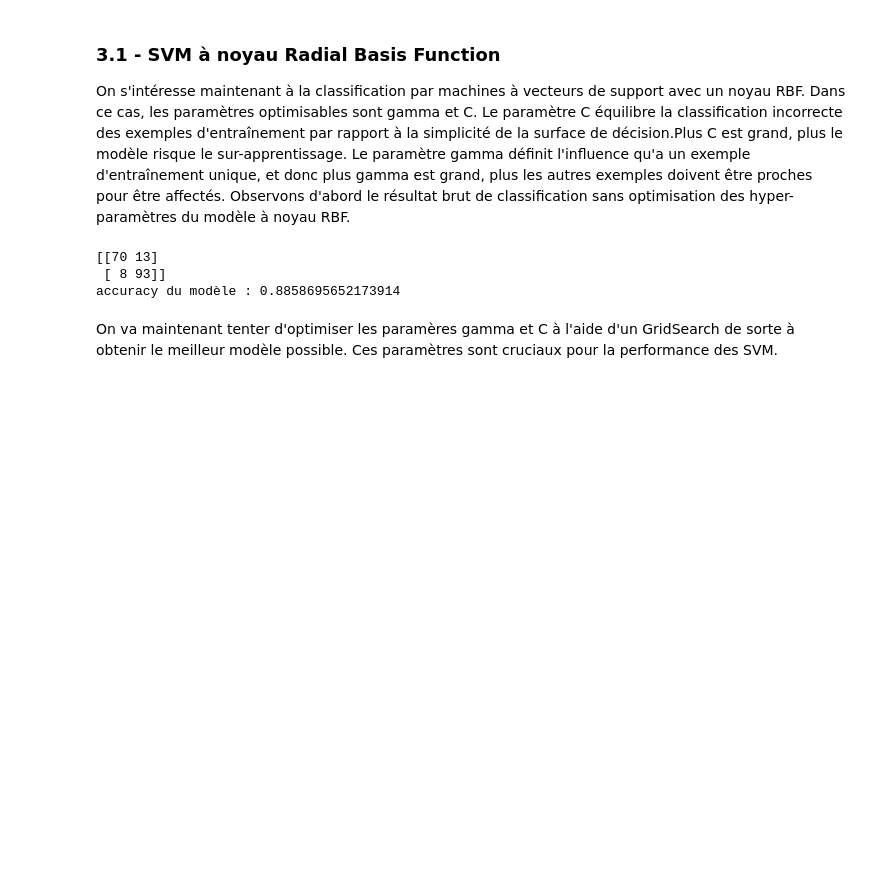
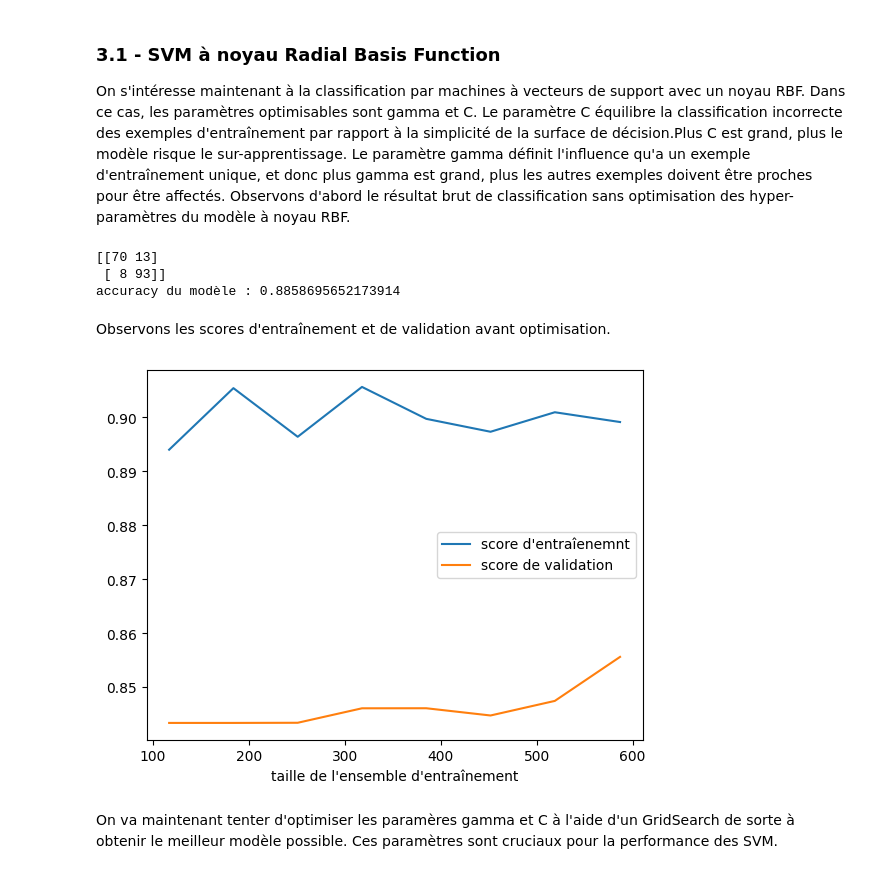
Before and after one commit to MorganChabaudENSSAT/projet_ift712, a Jupyter notebook: Projet IFT712.ipynb, the cells around one changed output. Drawn from its saved outputs; the diff is of its cells as text; code cells hidden in the pictures; blank space fills up the shorter version.

```diff
--- a/Projet IFT712.ipynb
+++ b/Projet IFT712.ipynb
@@ -215,7 +222,7 @@ On s'intéresse maintenant à la classification par machines à vecteurs de supp
 Le paramètre C équilibre la classification incorrecte des exemples d'entraînement par rapport à la simplicité de la surface de décision.Plus C est grand, plus le modèle risque le sur-apprentissage. Le paramètre gamma définit l'influence qu'a un exemple d'entraînement unique, et donc plus gamma est grand, plus les autres exemples doivent être proches pour être affectés. Observons d'abord le résultat brut de classification sans optimisation des hyper-paramètres du modèle à noyau RBF.
 # %%
 # Création du modèle avec noyau rbf
-rbf_svm_instance = svm(data, features_names, features_nbr, model='rbf')
+rbf_svm_instance = Svm(data, features_names, features_nbr, model='rbf')
 # Récupération des ensembles d'entraînements et de validation
 X_train, X_test, y_train, y_test = rbf_svm_instance.split_data(data)
 # Entraînement du modèle sur les données d'entraînement
@@ -226,6 +233,12 @@ rbf_svm_instance.evaluate_model(X_test,y_test)
 [[70 13]
  [ 8 93]]
 accuracy du modèle : 0.8858695652173914
+# %% [markdown]
+Observons les scores d'entraînement et de validation avant optimisation.
+# %%
+rbf_svm_instance.plot_learning_curves(X_train, y_train, train_size)
+# %% [output]
+[figure, added]
 # %% [markdown]
 On va maintenant tenter d'optimiser les paramères gamma et C à l'aide d'un GridSearch de sorte à obtenir le meilleur modèle possible. Ces paramètres sont cruciaux pour la performance des SVM.
 # %%
```
Also changed, not shown: parts of 17 cells of this notebook, 1 other file.
